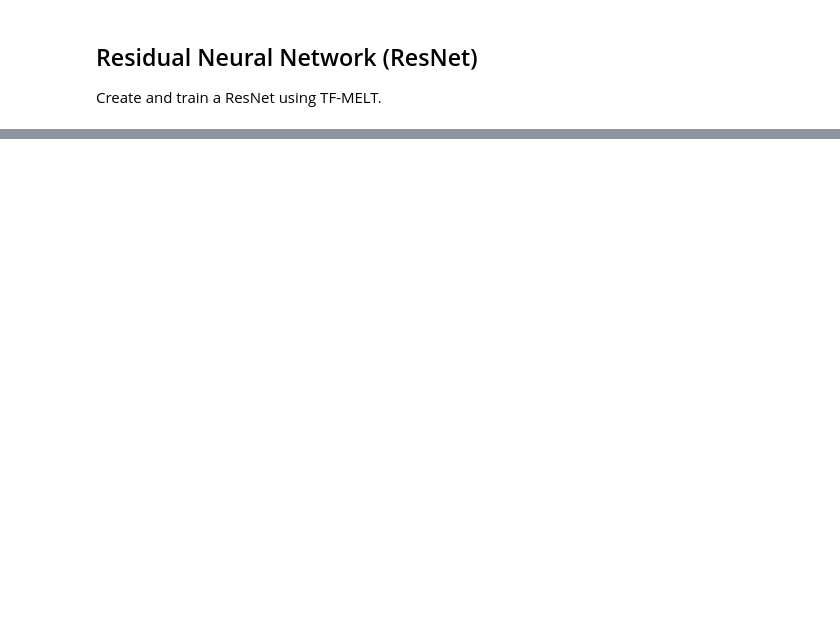
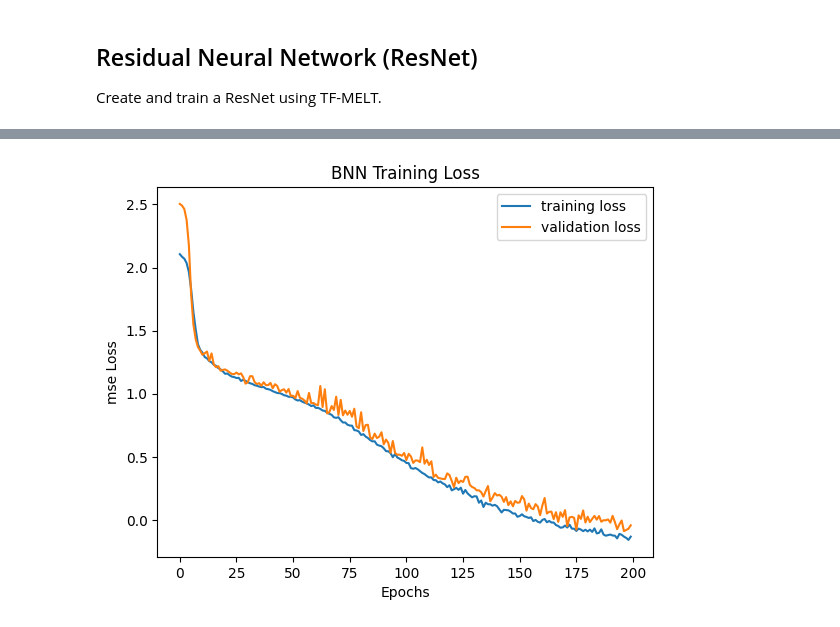
Before and after one commit to NREL/tf-melt, a Jupyter notebook: examples/regression.ipynb, the cells around one changed output, grey strips where cells are left out. Drawn from its saved outputs; the diff is of its cells as text; code cells hidden in the pictures; blank space fills up the shorter version.

```diff
--- a/examples/regression.ipynb
+++ b/examples/regression.ipynb
@@ -406,0 +666,9 @@ plt.show()
+# %%
+# Train the model
+history = bnn_model.fit(
+    x_train, y_train,
+    validation_data=(x_val, y_val),
+    epochs=n_epochs,
+    batch_size=batch_size,
+    shuffle=True,
+)
@@ -406,0 +701,10 @@ plt.show()
+# %%
+plt.plot(history.history["loss"], label="training loss")
+plt.plot(history.history["val_loss"], label="validation loss")
+plt.legend()
+plt.xlabel("Epochs")
+plt.ylabel(f"{loss} Loss")
+plt.title("BNN Training Loss")
+plt.show()
+# %% [output]
+[figure, added]
```
Also changed, not shown: parts of 19 cells of this notebook, 2 other files.
